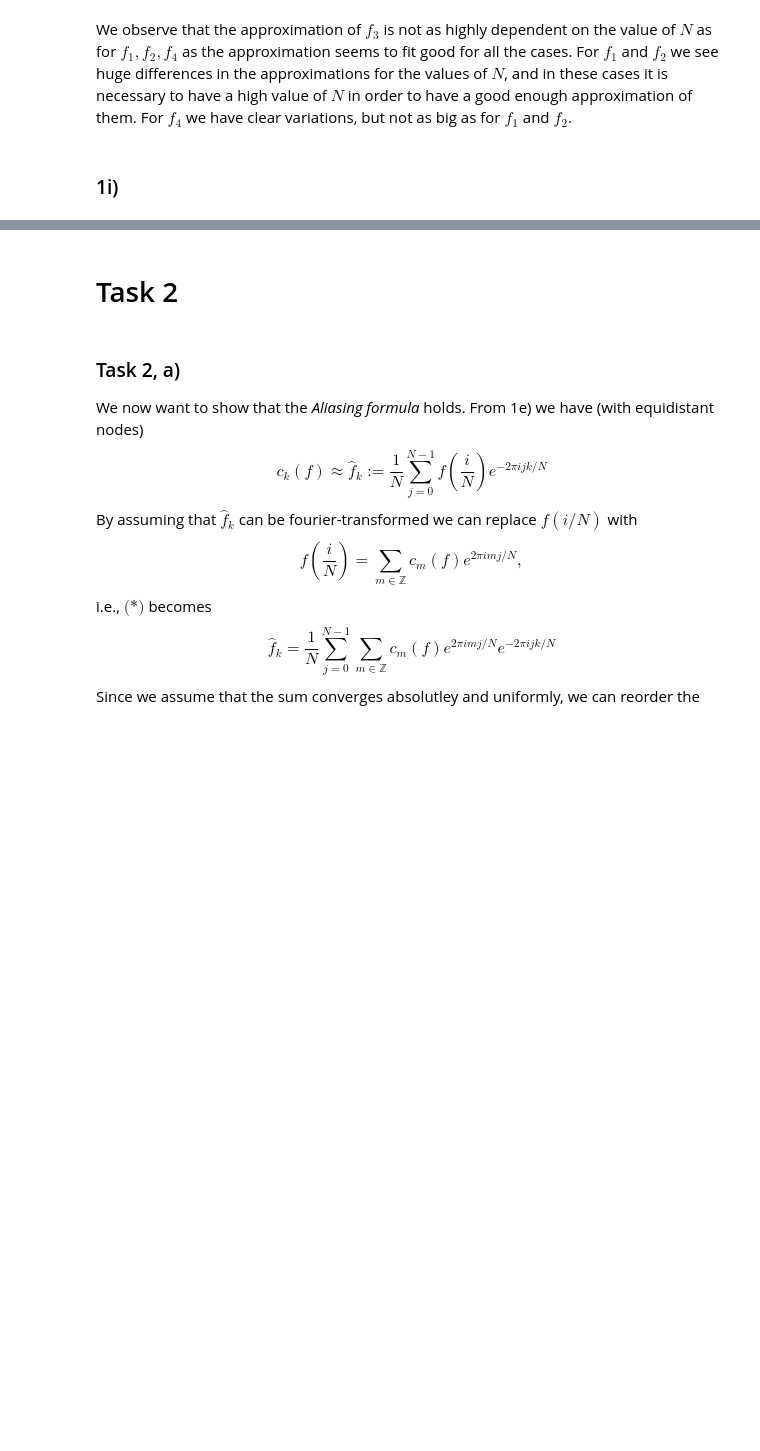
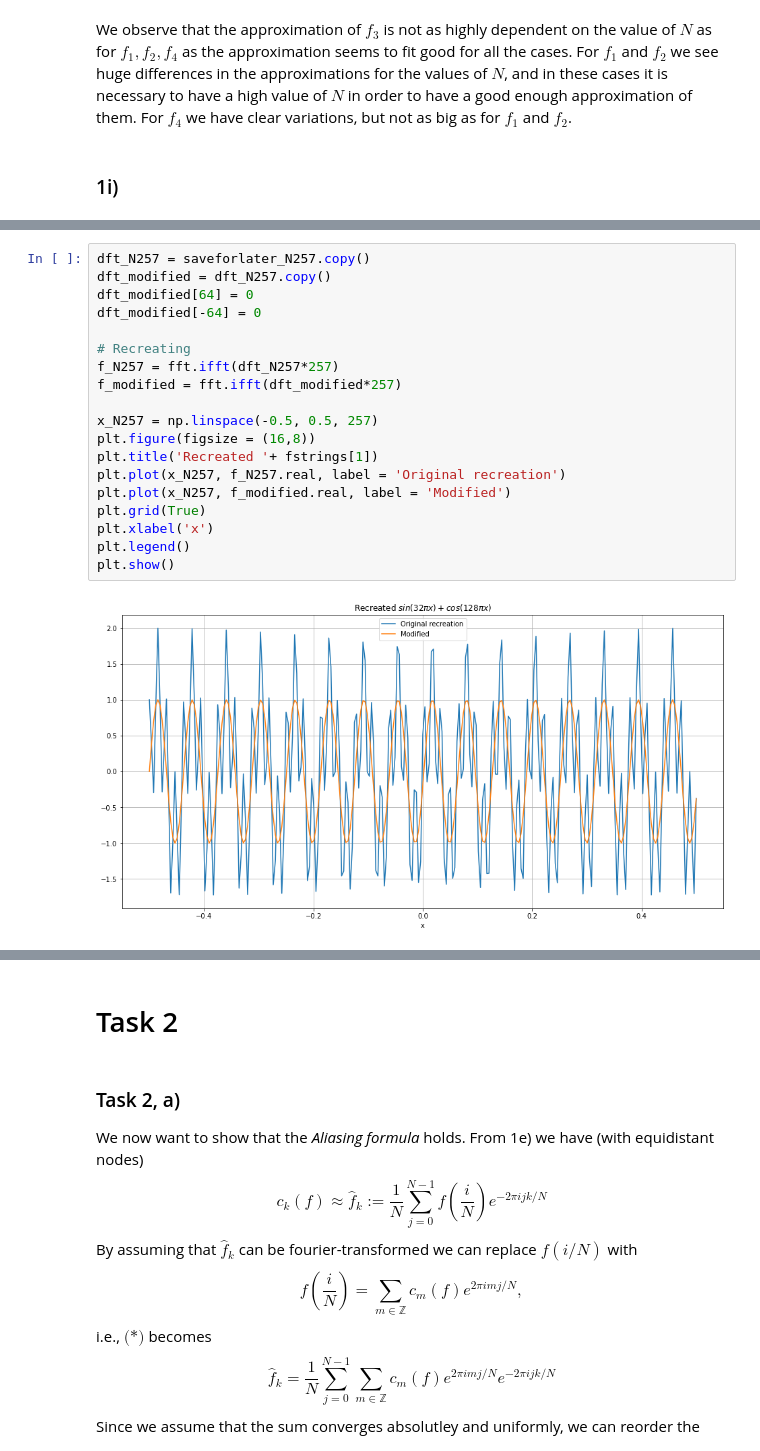
Before and after one commit to sannejamila/TMA4215project2, a Jupyter notebook: project2.ipynb, the cells around one changed output, grey strips where cells are left out. Drawn from its saved outputs; the diff is of its cells as text; blank space fills up the shorter version.

```diff
--- a/project2.ipynb
+++ b/project2.ipynb
@@ -519,0 +580,21 @@ plt.show()
+# %%
+dft_N257 = saveforlater_N257.copy()
+dft_modified = dft_N257.copy()
+dft_modified[64] = 0
+dft_modified[-64] = 0
+
+# Recreating
+f_N257 = fft.ifft(dft_N257*257)
+f_modified = fft.ifft(dft_modified*257)
+
+x_N257 = np.linspace(-0.5, 0.5, 257)
+plt.figure(figsize = (16,8))
+plt.title('Recreated '+ fstrings[1])
+plt.plot(x_N257, f_N257.real, label = 'Original recreation')
+plt.plot(x_N257, f_modified.real, label = 'Modified')
+plt.grid(True)
+plt.xlabel('x')
+plt.legend()
+plt.show()
+# %% [output]
+[figure, added]
```
Also changed, not shown: parts of 8 cells of this notebook.
